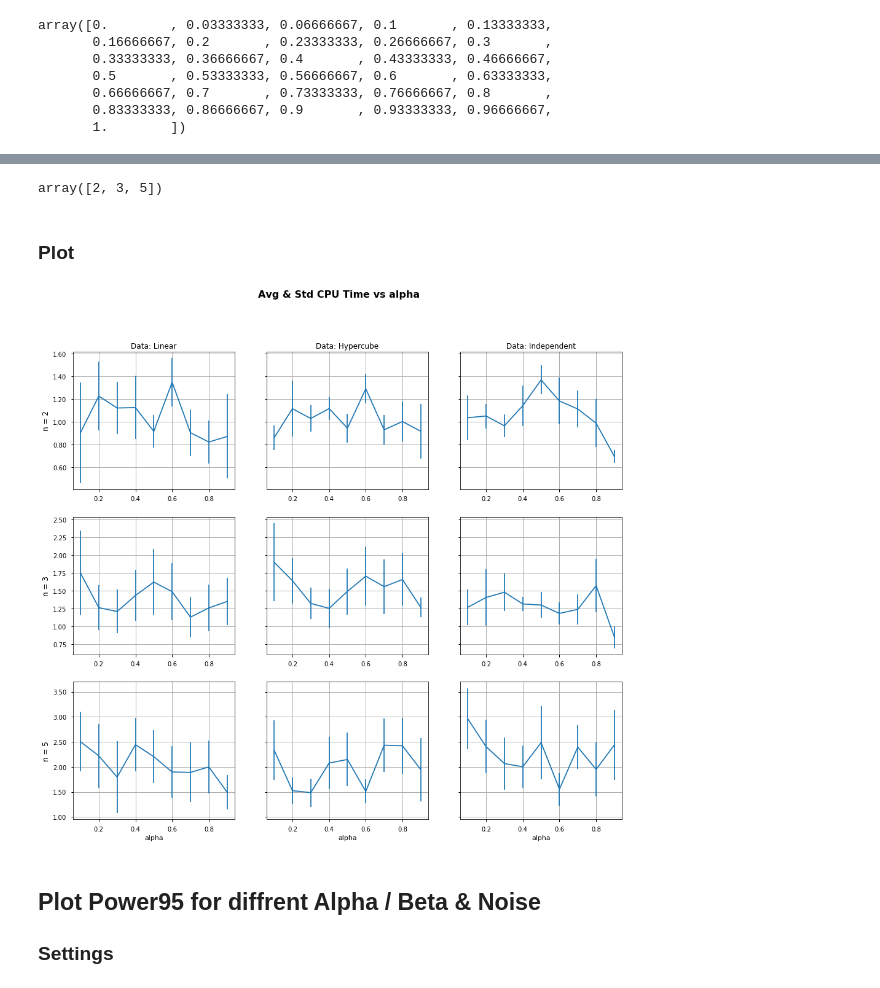
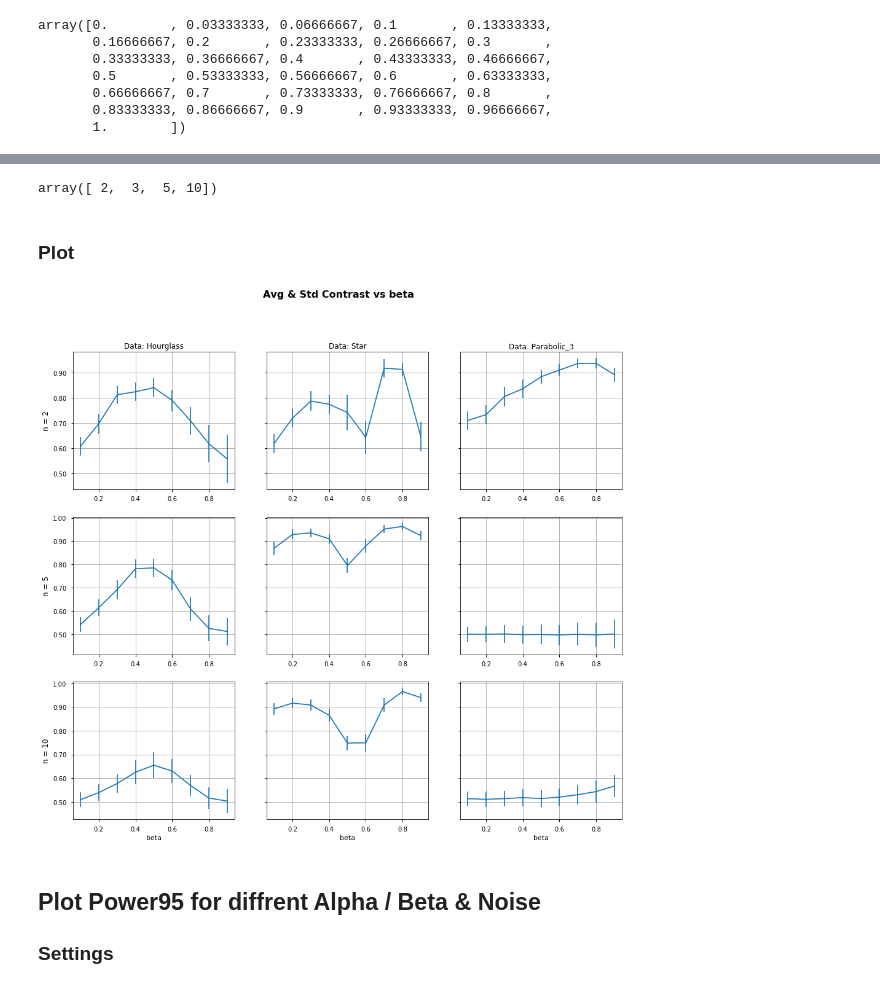
Before and after one commit to edouardfouche/MCDE, a Jupyter notebook: visualize/PowerAlphaBeta.ipynb, the cells around one changed output, grey strips where cells are left out. Cells and saved outputs as stored; diff of their text form; code cells hidden in the pictures.

```diff
--- a/visualize/PowerAlphaBeta.ipynb
+++ b/visualize/PowerAlphaBeta.ipynb
@@ -17,8 +17,8 @@ from IPython.display import display
 pd.options.display.max_columns = None
 # %%
 # Replace this variable accordingly
-path_to_results_alpha = "../experiments/2018-11-06-13-48_PowerAlpha_/"
-path_to_results_beta = "../experiments/2018-11-10-11-23_PowerBeta_/"
+path_to_results_alpha = "../experiments/2018-11-21-13-10_PowerAlpha_/"
+path_to_results_beta = "../experiments/2018-11-22-15-51_PowerBeta_/"
 # %%
 data_alpha = pd.read_csv(path_to_results_alpha + "PowerAlpha.csv", header=0)
 data_alpha["category"] = [x.split("-")[0] for x in data_alpha["refId"]]
@@ -89,17 +103,9 @@ else:
-# %%
-varPara = "alpha" # Must be either or "alpha" or "beta"
-
-if varPara == "alpha":
-    data = data_alpha
-elif varPara == "beta":
-    data = data_beta
-else:
-    raise ValueError("varPara must be either or \"alpha\" or \"beta\"")
-
-selectedDims = data["nDim"].unique()
-selectedDims # Must be 3 Dims
-# %% [output]
-array([2, 3, 5])
+# %%
+data["nDim"].unique()
+# %% [output]
+array([ 2,  3,  5, 10])
+# %%
+selectedDims = [2,5,10] # Must be 3 Dims
 # %% [markdown]
 ### Plot
 # %%
@@ -138,38 +144,39 @@ axes[1, 1].errorbar(x = subset[varPara], y = subset[what[0]], yerr = subset[what
 axes[1, 1].grid(True)
 axes[1, 1].yaxis.set_major_formatter(FormatStrFormatter('%.2f'))
 
 subset = data[(data["category"] == selectedCategories[2]) & (data["nDim"] == selectedDims[1]) & (data["testId"] == selectedTest) & (data["noise"] == selectedNoise)]
 axes[1, 2].errorbar(x = subset[varPara], y = subset[what[0]], yerr = subset[what[1]])
 axes[1, 2].grid(True)
 axes[1, 2].yaxis.set_major_formatter(FormatStrFormatter('%.2f'))
 
 # 3 Row
 subset = data[(data["category"] == selectedCategories[0]) & (data["nDim"] == selectedDims[2]) & (data["testId"] == selectedTest) & (data["noise"] == selectedNoise)]
 axes[2, 0].errorbar(x = subset[varPara], y = subset[what[0]], yerr = subset[what[1]])
 axes[2, 0].set_ylabel("n = " + str(selectedDims[2]), size = "large")
 axes[2, 0].set_xlabel(str(varPara))
 axes[2, 0].grid(True)
 axes[2, 0].yaxis.set_major_formatter(FormatStrFormatter('%.2f'))
 
 subset = data[(data["category"] == selectedCategories[1]) & (data["nDim"] == selectedDims[2]) & (data["testId"] == selectedTest) & (data["noise"] == selectedNoise)]
 axes[2, 1].errorbar(x = subset[varPara], y = subset[what[0]], yerr = subset[what[1]])
 axes[2, 1].set_xlabel(str(varPara))
 axes[2, 1].grid(True)
 axes[1, 1].yaxis.set_major_formatter(FormatStrFormatter('%.2f'))
 
 subset = data[(data["category"] == selectedCategories[2]) & (data["nDim"] == selectedDims[2]) & (data["testId"] == selectedTest) & (data["noise"] == selectedNoise)]
 axes[2, 2].errorbar(x = subset[varPara], y = subset[what[0]], yerr = subset[what[1]])
 axes[2, 2].set_xlabel(str(varPara))
 axes[2, 2].grid(True)
 axes[2, 2].yaxis.set_major_formatter(FormatStrFormatter('%.2f'))
 
 # Saving
-savestring = ("Contrast " + varPara + "_Test " + selectedTest + "_" + selectedCategories[0] + " " + selectedCategories[1] + " "
-              + selectedCategories[2] + "_Noise " + str(selectedNoise))
-savepath = "plots/AlphaBeta/"
-fig.savefig(savepath + savestring + ".pdf", bbox_inches='tight')
+if save_plot:
+    savestring = ("Contrast " + varPara + "_Test " + selectedTest + "_" + selectedCategories[0] + " " + selectedCategories[1] + " "
+              + selectedCategories[2] + "_Noise " + str(selectedNoise)) + "_dims " + str(selectedDims) + "_Scaling " + str(scale_axes)
+    savepath = "plots/AlphaBeta/"
+    fig.savefig(savepath + savestring + ".pdf", bbox_inches='tight')
 # %% [output]
-[figure, old version]
+[figure, new version]
 # %% [markdown]
 ## Plot Power95 for diffrent Alpha / Beta & Noise
 ### Settings
```
Also changed, not shown: parts of 21 cells of this notebook, 50 other files.
